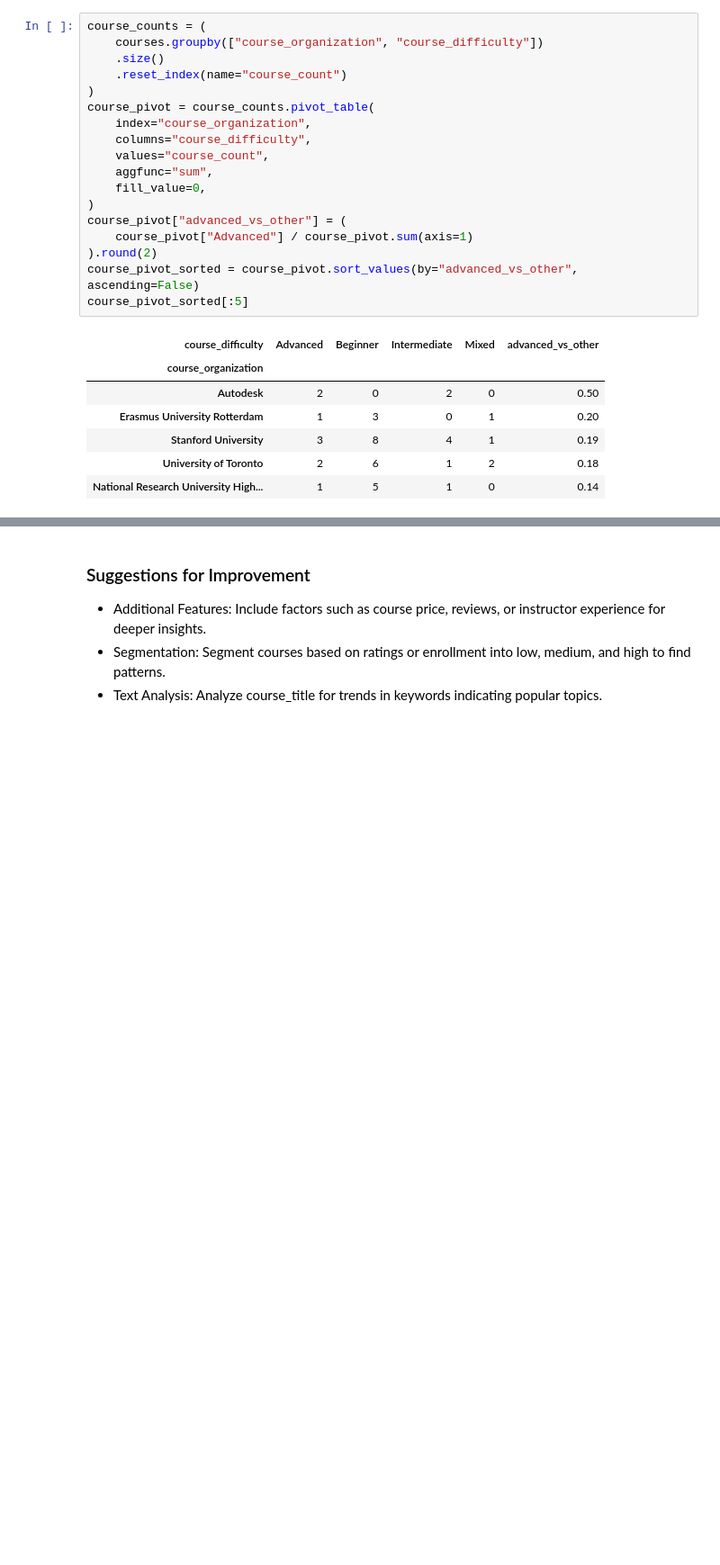
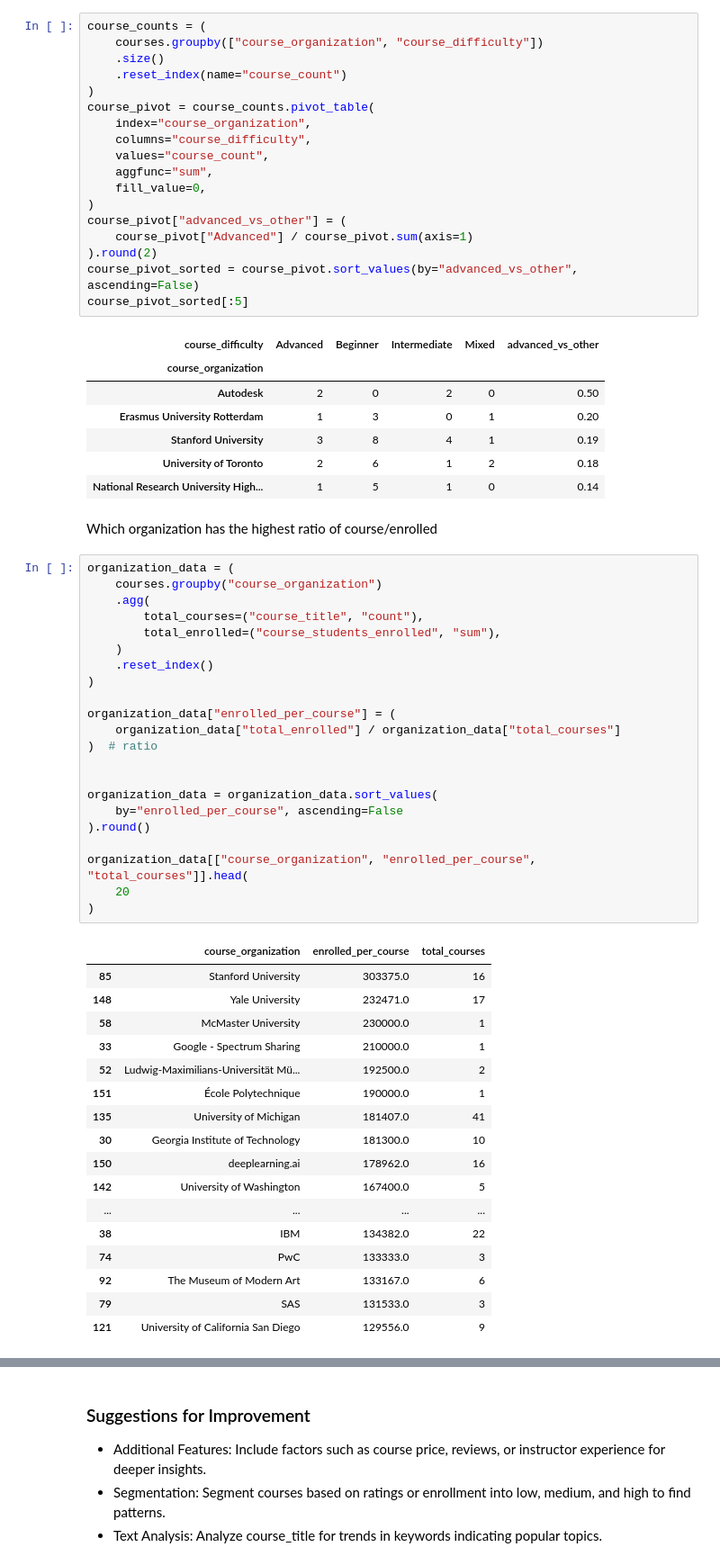
Before and after one commit to emkhv/Coursera_course_exploration, a Jupyter notebook: coursera_course_exploration.ipynb, the cells around one changed output, grey strips where cells are left out. Shown at 90% size. Drawn from its saved outputs; the diff is of its cells as text; blank space fills up the shorter version.

```diff
--- a/coursera_course_exploration.ipynb
+++ b/coursera_course_exploration.ipynb
@@ -577,3 +575,45 @@ course_pivot_sorted[:5]
 | Stanford University | 3 | 8 | 4 | 1 | 0.19 |
 | University of Toronto | 2 | 6 | 1 | 2 | 0.18 |
 | National Research University High... | 1 | 5 | 1 | 0 | 0.14 |
+# %% [markdown]
+Which organization has the highest ratio of course/enrolled
+# %%
+organization_data = (
+    courses.groupby("course_organization")
+    .agg(
+        total_courses=("course_title", "count"),
+        total_enrolled=("course_students_enrolled", "sum"),
+    )
+    .reset_index()
+)
+
+organization_data["enrolled_per_course"] = (
+    organization_data["total_enrolled"] / organization_data["total_courses"]
+)  # ratio
+
+
+organization_data = organization_data.sort_values(
+    by="enrolled_per_course", ascending=False
+).round()
+
+organization_data[["course_organization", "enrolled_per_course", "total_courses"]].head(
+    20
+)
+# %% [output]
+|  | course_organization | enrolled_per_course | total_courses |
+| 85 | Stanford University | 303375.0 | 16 |
+| 148 | Yale University | 232471.0 | 17 |
+| 58 | McMaster University | 230000.0 | 1 |
+| 33 | Google - Spectrum Sharing | 210000.0 | 1 |
+| 52 | Ludwig-Maximilians-Universität Mü... | 192500.0 | 2 |
+| 151 | École Polytechnique | 190000.0 | 1 |
+| 135 | University of Michigan | 181407.0 | 41 |
+| 30 | Georgia Institute of Technology | 181300.0 | 10 |
+| 150 | deeplearning.ai | 178962.0 | 16 |
+| 142 | University of Washington | 167400.0 | 5 |
+| ... | ... | ... | ... |
+| 38 | IBM | 134382.0 | 22 |
+| 74 | PwC | 133333.0 | 3 |
+| 92 | The Museum of Modern Art | 133167.0 | 6 |
+| 79 | SAS | 131533.0 | 3 |
+| 121 | University of California San Diego | 129556.0 | 9 |
```
Also changed, not shown: parts of 6 cells of this notebook.
